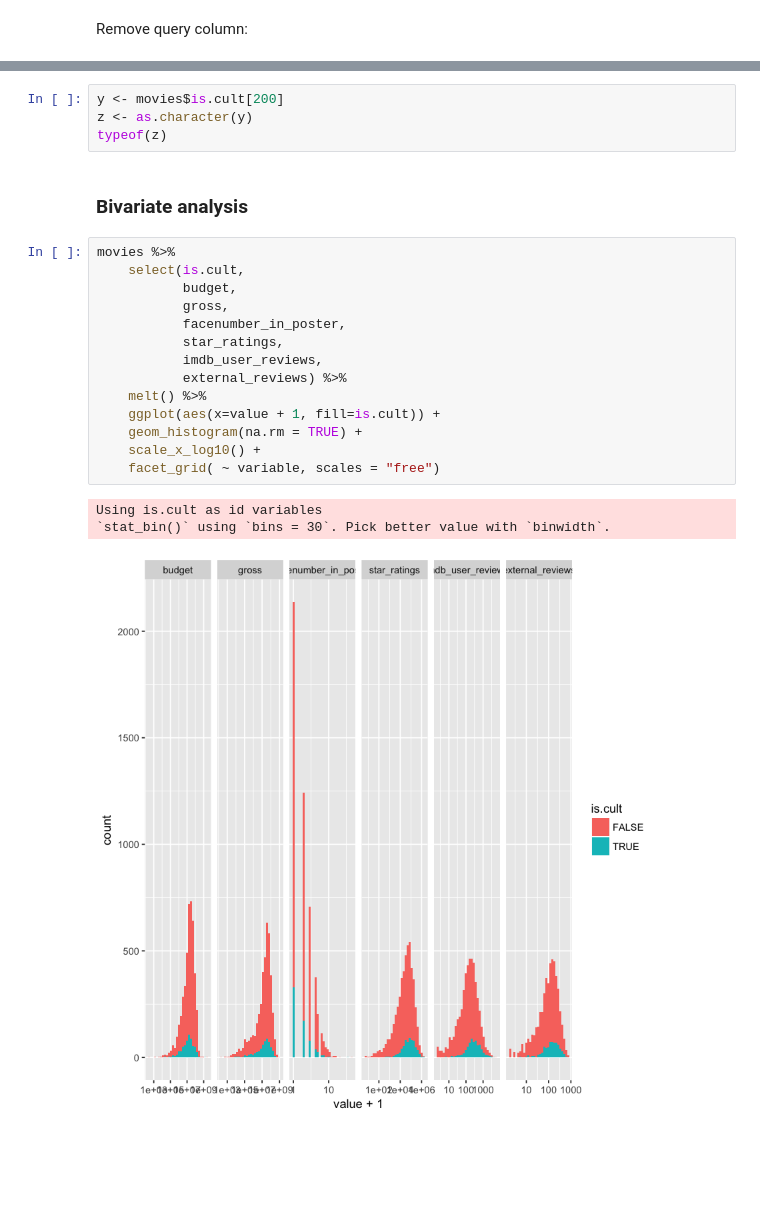
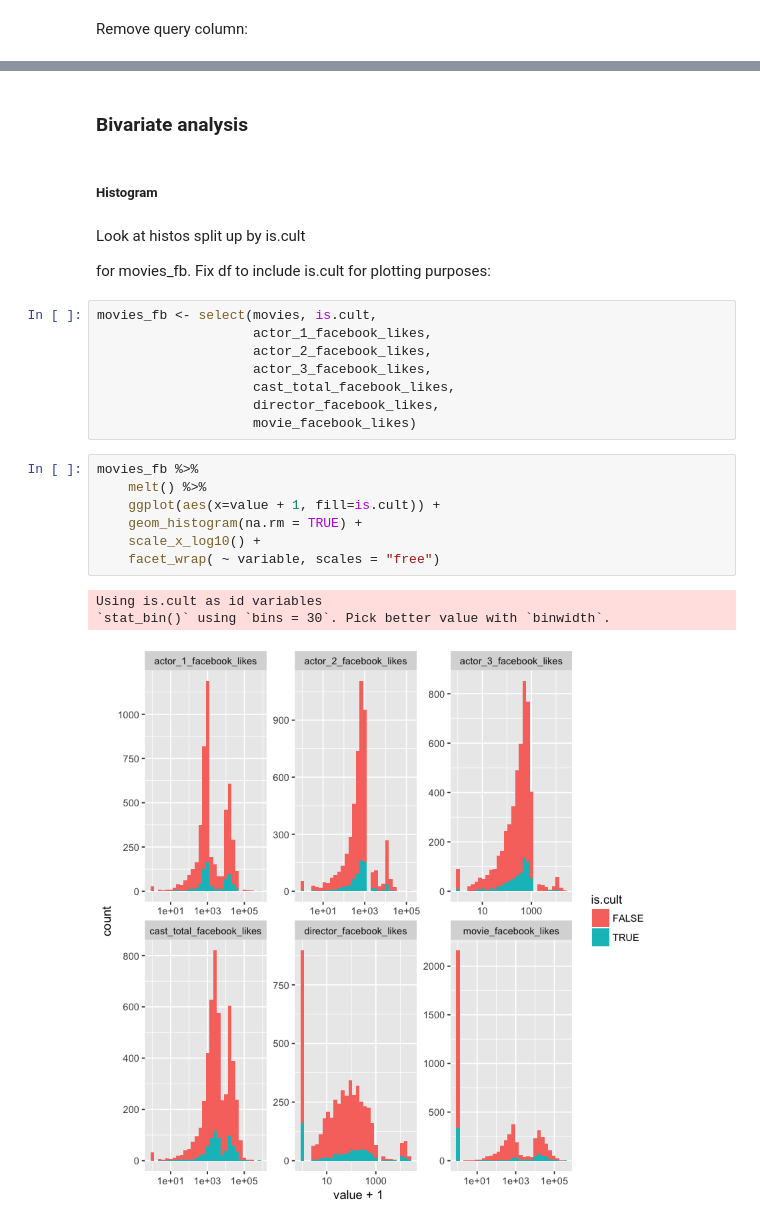
Before and after one commit to hichana/udacity, a Jupyter notebook: P4/PROJECT/movies_eda.ipynb, the cells around one changed output, grey strips where cells are left out. Saved outputs shown, nothing was run; the diff lists cells and outputs as text; blank space fills up the shorter version.

```diff
--- a/P4/PROJECT/movies_eda.ipynb
+++ b/P4/PROJECT/movies_eda.ipynb
@@ -709,27 +733,31 @@ movies
 | Color | Benjamin Roberds | 13 | 76 | 0 | 0 | Maxwell Moody | ... |
 | Color | Daniel Hsia | 14 | 100 | 0 | 489 | Daniel Henney | ... |
 | Color | Jon Gunn | 43 | 90 | 16 | 16 | Brian Herzlinger | ... |
-# %%
-y <- movies$is.cult[200]
-z <- as.character(y)
-typeof(z)
 # %% [markdown]
 ### Bivariate analysis
+# %% [markdown]
+##### Histogram
+# %% [markdown]
+Look at histos split up by is.cult
+
+for movies_fb.
+Fix df to include is.cult for plotting purposes:
+# %%
+movies_fb <- select(movies, is.cult,
+                    actor_1_facebook_likes,
+                    actor_2_facebook_likes,
+                    actor_3_facebook_likes,
+                    cast_total_facebook_likes,
+                    director_facebook_likes,
+                    movie_facebook_likes)
 # %%
-movies %>%
-    select(is.cult,
-           budget,
-           gross,
-           facenumber_in_poster,
-           star_ratings,
-           imdb_user_reviews,
-           external_reviews) %>%
+movies_fb %>%
     melt() %>%
     ggplot(aes(x=value + 1, fill=is.cult)) +
     geom_histogram(na.rm = TRUE) +
     scale_x_log10() +
-    facet_grid( ~ variable, scales = "free")
+    facet_wrap( ~ variable, scales = "free")
 # %% [output]
 Using is.cult as id variables
 `stat_bin()` using `bins = 30`. Pick better value with `binwidth`.
-[figure, old version]
+[figure, new version]
```
Also changed, not shown: parts of 35 cells of this notebook, 1 other file.
